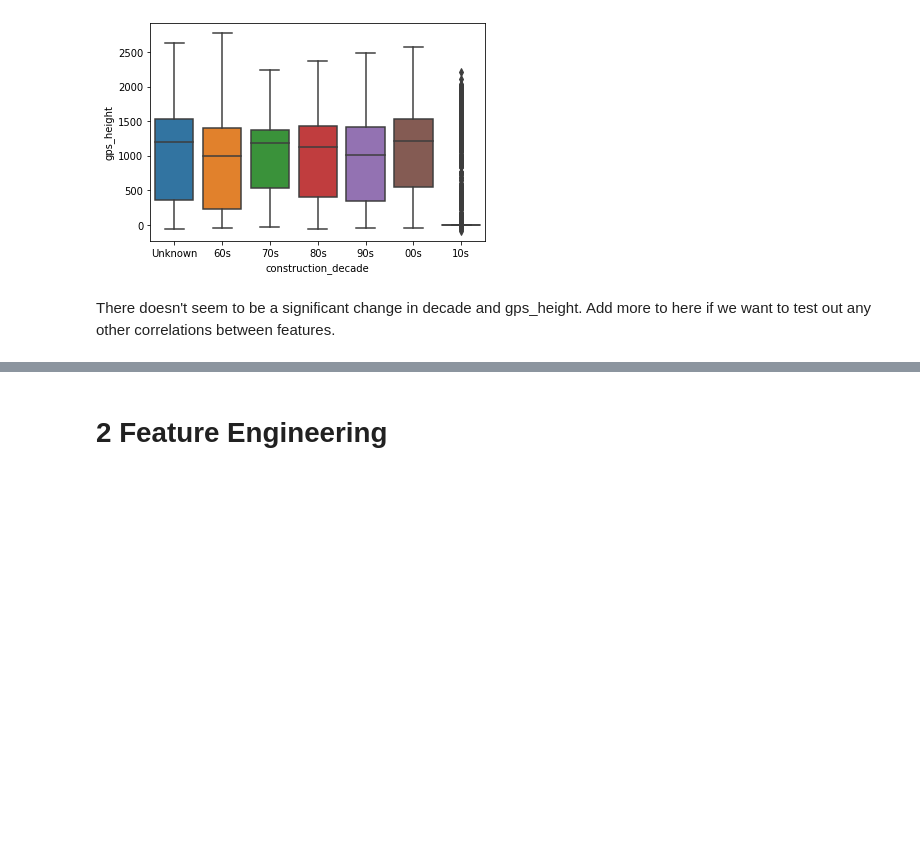
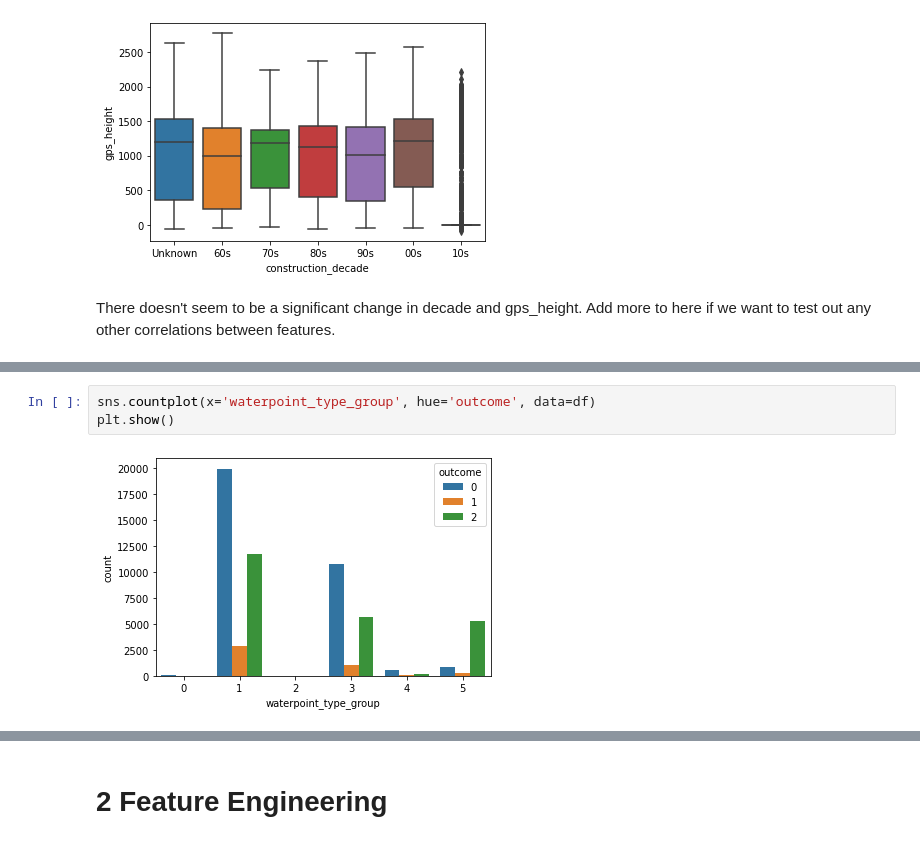
Before and after one commit to JasonErwin/dma-project, a Jupyter notebook: EDA.ipynb, the cells around one changed output, grey strips where cells are left out. Cells and saved outputs as stored; diff of their text form; blank space fills up the shorter version.

```diff
--- a/EDA.ipynb
+++ b/EDA.ipynb
@@ -57,0 +80,5 @@ Add more to here if we want to test out any other correlations between features.
+# %%
+sns.countplot(x='waterpoint_type_group', hue='outcome', data=df)
+plt.show()
+# %% [output]
+[figure, added]
```
Also changed, not shown: parts of 21 cells of this notebook, 1 other file.
